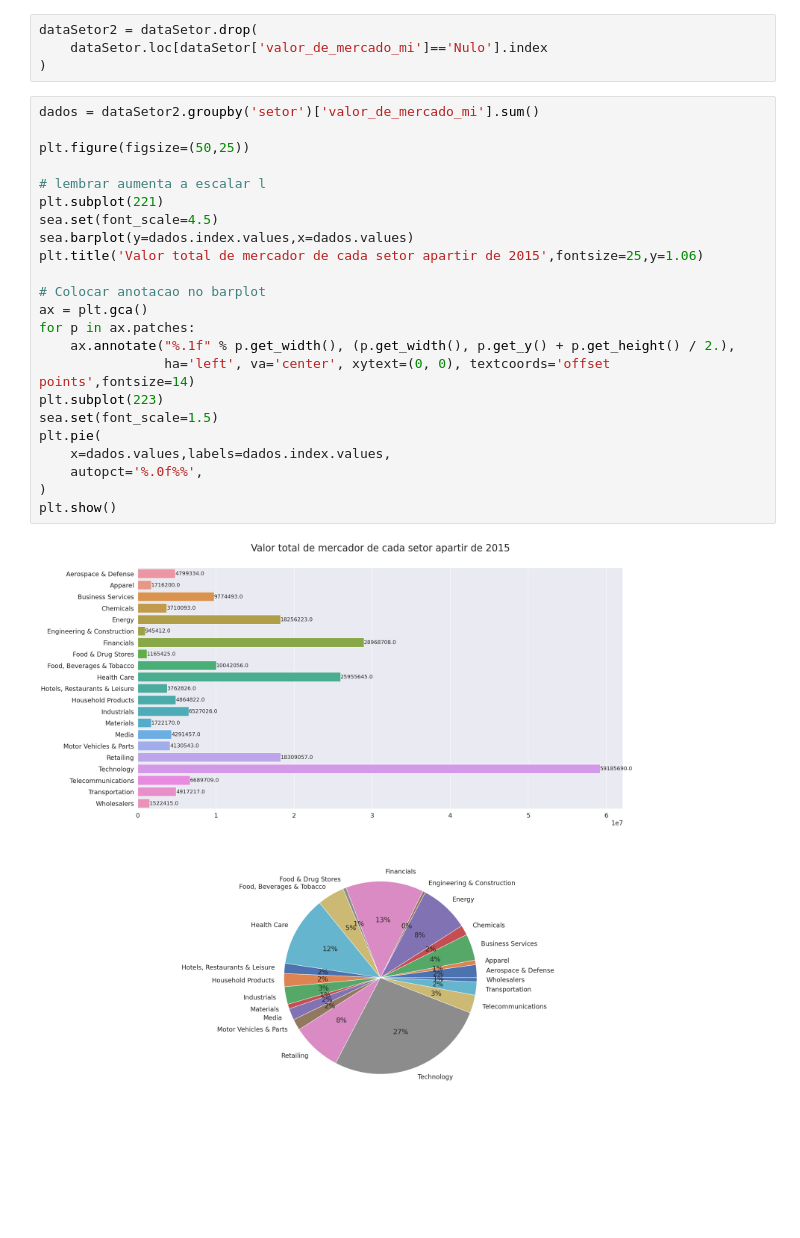
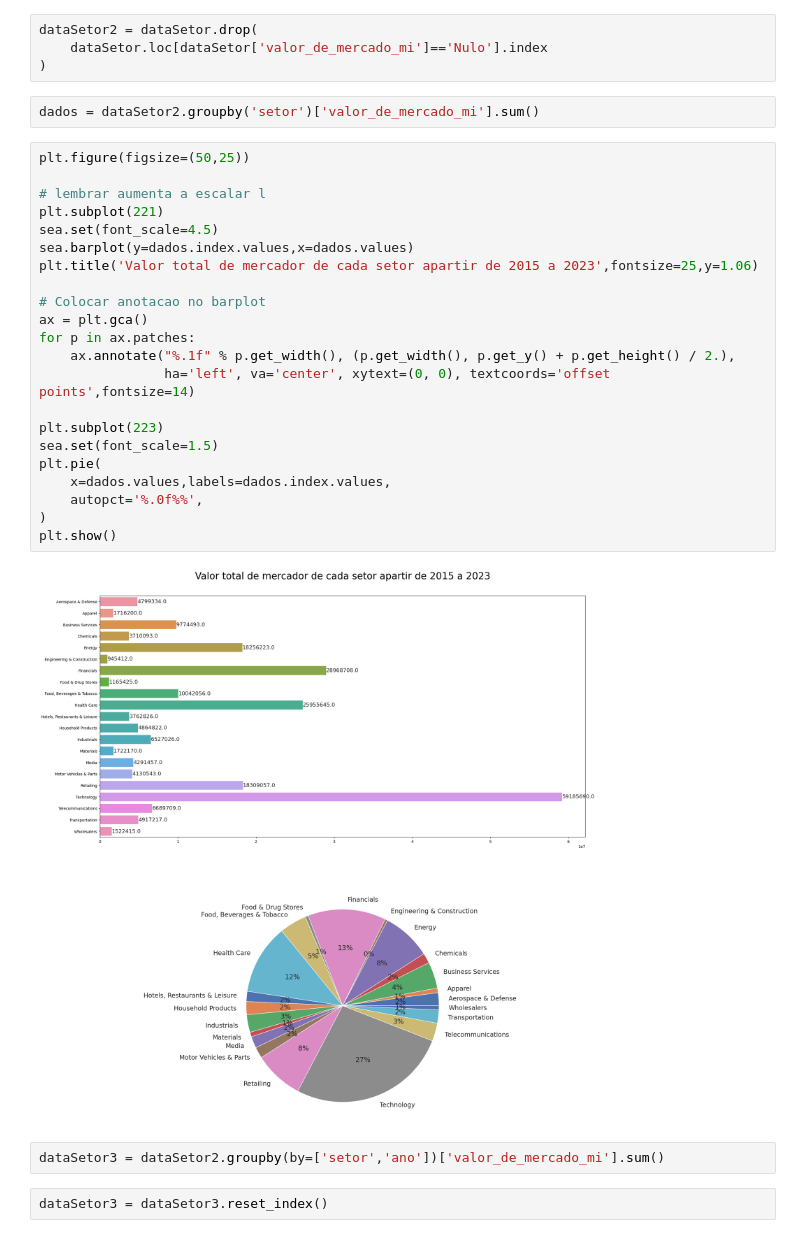
Before and after one commit to kaladabrio2020/AnalisandoFortunas, a Jupyter notebook: Analise.ipynb, the cells around one changed output. Saved outputs shown, nothing was run; the diff lists cells and outputs as text; blank space fills up the shorter version.

Commit message:
data3

```diff
--- a/Analise.ipynb
+++ b/Analise.ipynb
@@ -224,28 +228,33 @@ plt.show()
 dataSetor2 = dataSetor.drop(
     dataSetor.loc[dataSetor['valor_de_mercado_mi']=='Nulo'].index
 )
+# %%
+dados = dataSetor2.groupby('setor')['valor_de_mercado_mi'].sum()
 # %%
-dados = dataSetor2.groupby('setor')['valor_de_mercado_mi'].sum()
-
 plt.figure(figsize=(50,25))
 
 # lembrar aumenta a escalar l
 plt.subplot(221)
 sea.set(font_scale=4.5)
 sea.barplot(y=dados.index.values,x=dados.values)
-plt.title('Valor total de mercador de cada setor apartir de 2015',fontsize=25,y=1.06)
+plt.title('Valor total de mercador de cada setor apartir de 2015 a 2023',fontsize=25,y=1.06)
 
 # Colocar anotacao no barplot
 ax = plt.gca()
 for p in ax.patches:
     ax.annotate("%.1f" % p.get_width(), (p.get_width(), p.get_y() + p.get_height() / 2.),
                 ha='left', va='center', xytext=(0, 0), textcoords='offset points',fontsize=14)
+
 plt.subplot(223)
 sea.set(font_scale=1.5)
 plt.pie(
     x=dados.values,labels=dados.index.values,
     autopct='%.0f%%',
 )
 plt.show()
 # %% [output]
-[figure, old version]
+[figure, new version]
+# %%
+dataSetor3 = dataSetor2.groupby(by=['setor','ano'])['valor_de_mercado_mi'].sum()
+# %%
+dataSetor3 = dataSetor3.reset_index()
```
Also changed, not shown: parts of 6 cells of this notebook.
